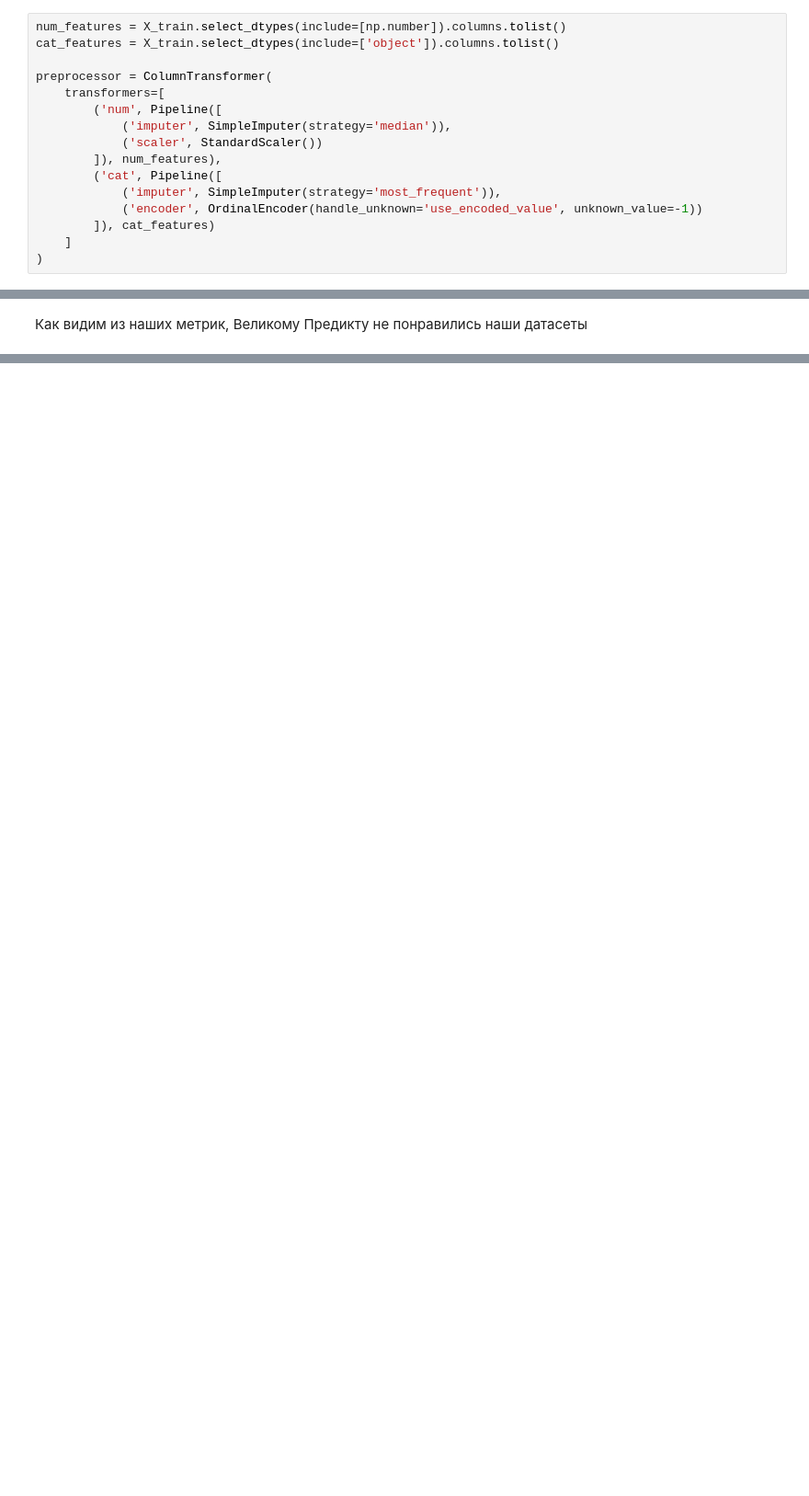
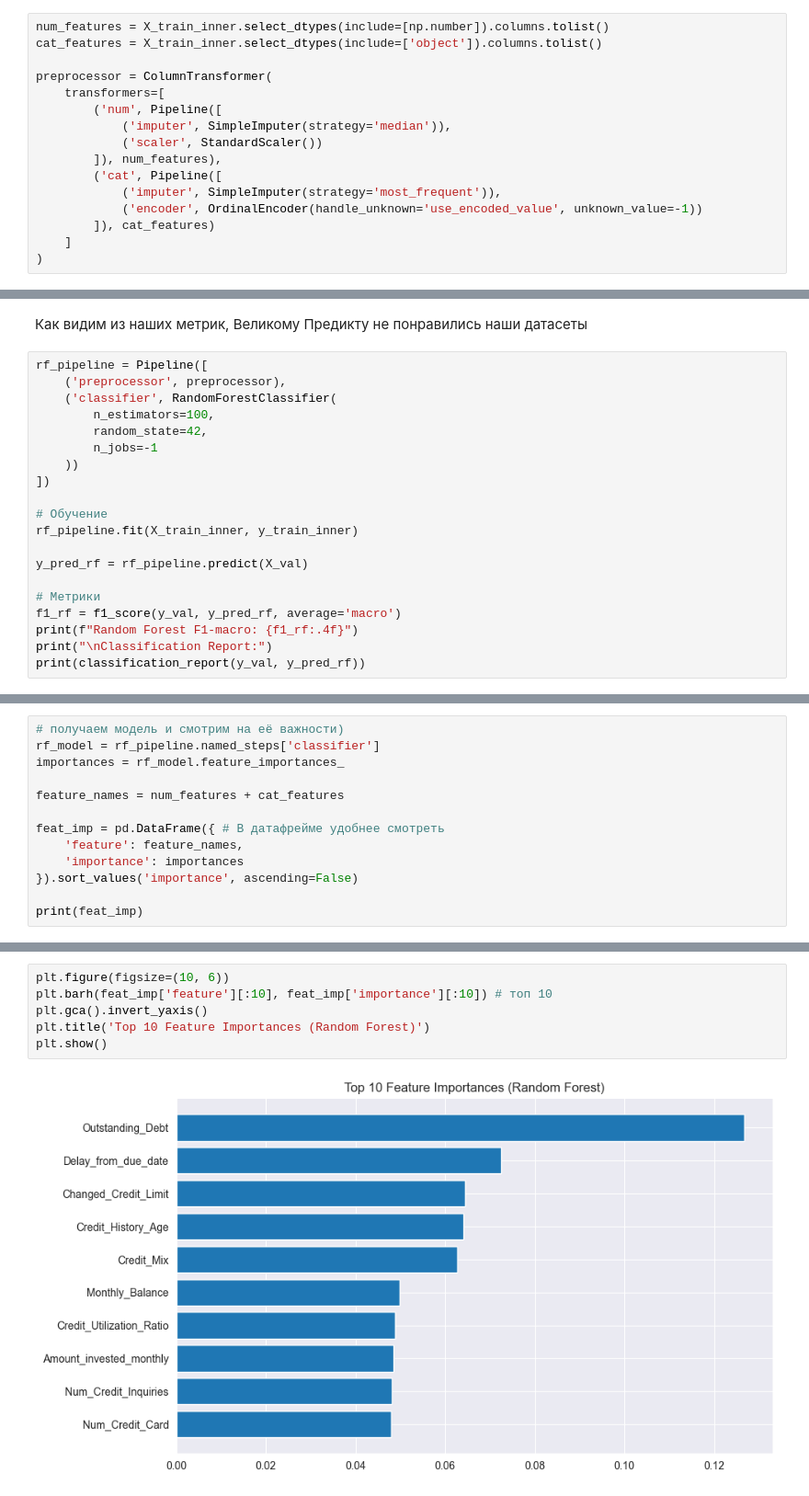
Before and after one commit to Qweeckusha/PROJECT01_credit-score-ml, a Jupyter notebook: classification-model.ipynb, the cells around one changed output, grey strips where cells are left out. Shown at 92% size. Cells and saved outputs as stored; diff of their text form; blank space fills up the shorter version.

Commit message:
step 2 started

```diff
--- a/classification-model.ipynb
+++ b/classification-model.ipynb
@@ -412,8 +362,8 @@ X_test = df_test
 # %% [markdown]
 #### "Грязный" preprocessing
 # %%
-num_features = X_train.select_dtypes(include=[np.number]).columns.tolist()
-cat_features = X_train.select_dtypes(include=['object']).columns.tolist()
+num_features = X_train_inner.select_dtypes(include=[np.number]).columns.tolist()
+cat_features = X_train_inner.select_dtypes(include=['object']).columns.tolist()
 
 preprocessor = ColumnTransformer(
     transformers=[
@@ -475,2 +425,22 @@ weighted avg       0.60      0.60      0.59    100000
 # %% [markdown]
 Как видим из наших метрик, Великому Предикту не понравились наши датасеты
+# %%
+rf_pipeline = Pipeline([
+    ('preprocessor', preprocessor),
+    ('classifier', RandomForestClassifier(
+        n_estimators=100,
+        random_state=42,
+        n_jobs=-1
+    ))
+])
+
+# Обучение
+rf_pipeline.fit(X_train_inner, y_train_inner)
+
+y_pred_rf = rf_pipeline.predict(X_val)
+
+# Метрики
+f1_rf = f1_score(y_val, y_pred_rf, average='macro')
+print(f"Random Forest F1-macro: {f1_rf:.4f}")
+print("\nClassification Report:")
+print(classification_report(y_val, y_pred_rf))
@@ -476,0 +464,13 @@ weighted avg       0.60      0.60      0.59    100000
+# %%
+# получаем модель и смотрим на её важности)
+rf_model = rf_pipeline.named_steps['classifier']
+importances = rf_model.feature_importances_
+
+feature_names = num_features + cat_features
+
+feat_imp = pd.DataFrame({ # В датафрейме удобнее смотреть
+    'feature': feature_names,
+    'importance': importances
+}).sort_values('importance', ascending=False)
+
+print(feat_imp)
@@ -476,0 +495,8 @@ weighted avg       0.60      0.60      0.59    100000
+# %%
+plt.figure(figsize=(10, 6))
+plt.barh(feat_imp['feature'][:10], feat_imp['importance'][:10]) # топ 10
+plt.gca().invert_yaxis()
+plt.title('Top 10 Feature Importances (Random Forest)')
+plt.show()
+# %% [output]
+[figure, added]
```
Also changed, not shown: parts of 64 cells of this notebook, 1 other file.
